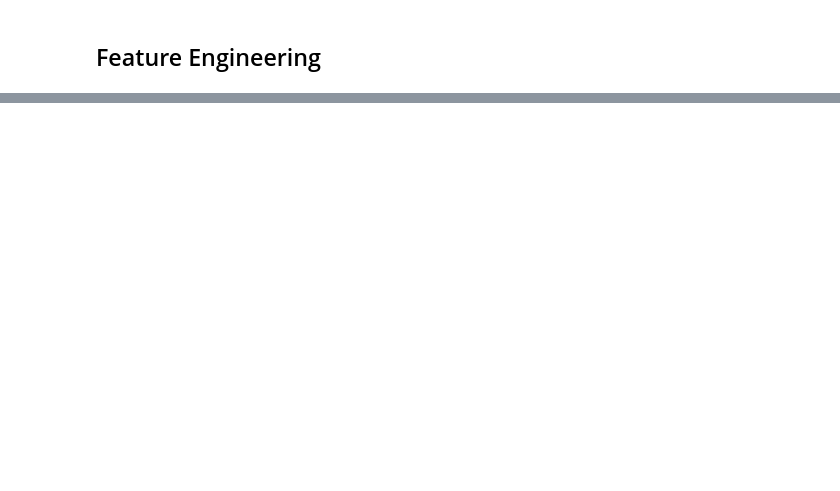
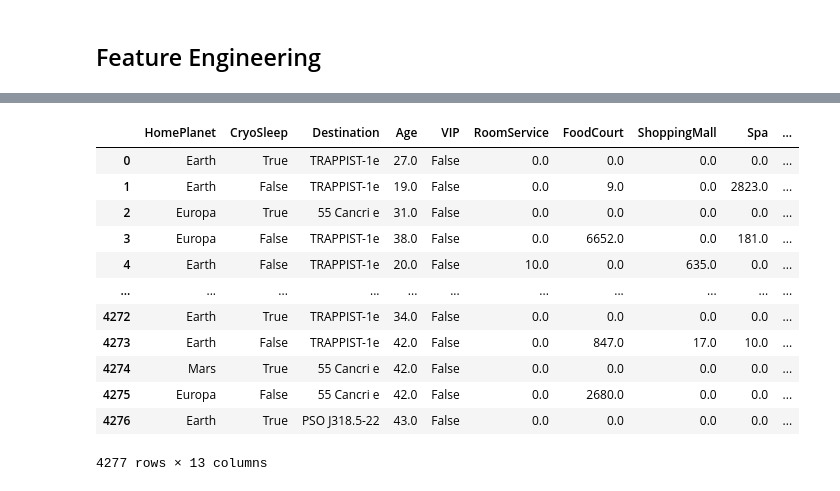
Before and after one commit to MuhammadTayyab-SE/spaceship-transported-prediction, a Jupyter notebook: notebook.ipynb, the cells around one changed output, grey strips where cells are left out. Cells and saved outputs as stored; diff of their text form; code cells hidden in the pictures; blank space fills up the shorter version.

```diff
--- a/notebook.ipynb
+++ b/notebook.ipynb
@@ -184,0 +254,3 @@ See the caveats in the documentation: https://pandas.pydata.org/pandas-docs/stab
+# %%
+passenger_df = test_df[["PassengerId"]]
+test_df.drop(columns=["PassengerId","Name"], axis=1, inplace=True)
@@ -184,0 +282,2 @@ See the caveats in the documentation: https://pandas.pydata.org/pandas-docs/stab
+# %%
+test_df.ffill(axis=0, inplace=True)
@@ -184,0 +314,23 @@ See the caveats in the documentation: https://pandas.pydata.org/pandas-docs/stab
+# %%
+# implement cabin transformation
+test_df["deck"] = test_df["Cabin"].apply(lambda x: x.split("/")[0])
+test_df["deck_num"] = test_df["Cabin"].apply(lambda x: x.split("/")[1])
+test_df["side"] = test_df["Cabin"].apply(lambda x: x.split("/")[2])
+test_df['deck_num'] = test_df['deck_num'].astype('float64')
+test_df.drop(columns=["Cabin"], inplace=True, axis=1)
+# %%
+test_df
+# %% [output]
+|  | HomePlanet | CryoSleep | Destination | Age | VIP | RoomService | FoodCourt | ShoppingMall | Spa | ... |
+| 0 | Earth | True | TRAPPIST-1e | 27.0 | False | 0.0 | 0.0 | 0.0 | 0.0 | ... |
+| 1 | Earth | False | TRAPPIST-1e | 19.0 | False | 0.0 | 9.0 | 0.0 | 2823.0 | ... |
+| 2 | Europa | True | 55 Cancri e | 31.0 | False | 0.0 | 0.0 | 0.0 | 0.0 | ... |
+| 3 | Europa | False | TRAPPIST-1e | 38.0 | False | 0.0 | 6652.0 | 0.0 | 181.0 | ... |
+| 4 | Earth | False | TRAPPIST-1e | 20.0 | False | 10.0 | 0.0 | 635.0 | 0.0 | ... |
+| ... | ... | ... | ... | ... | ... | ... | ... | ... | ... | ... |
+| 4272 | Earth | True | TRAPPIST-1e | 34.0 | False | 0.0 | 0.0 | 0.0 | 0.0 | ... |
+| 4273 | Earth | False | TRAPPIST-1e | 42.0 | False | 0.0 | 847.0 | 17.0 | 10.0 | ... |
+| 4274 | Mars | True | 55 Cancri e | 42.0 | False | 0.0 | 0.0 | 0.0 | 0.0 | ... |
+| 4275 | Europa | False | 55 Cancri e | 42.0 | False | 0.0 | 2680.0 | 0.0 | 0.0 | ... |
+| 4276 | Earth | True | PSO J318.5-22 | 43.0 | False | 0.0 | 0.0 | 0.0 | 0.0 | ... |
+4277 rows × 13 columns
```
Also changed, not shown: parts of 37 cells of this notebook.
